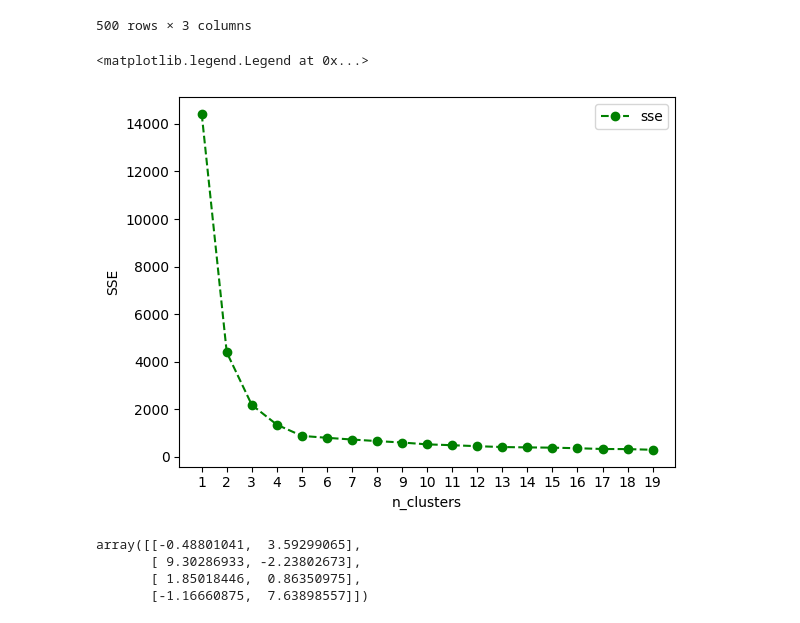
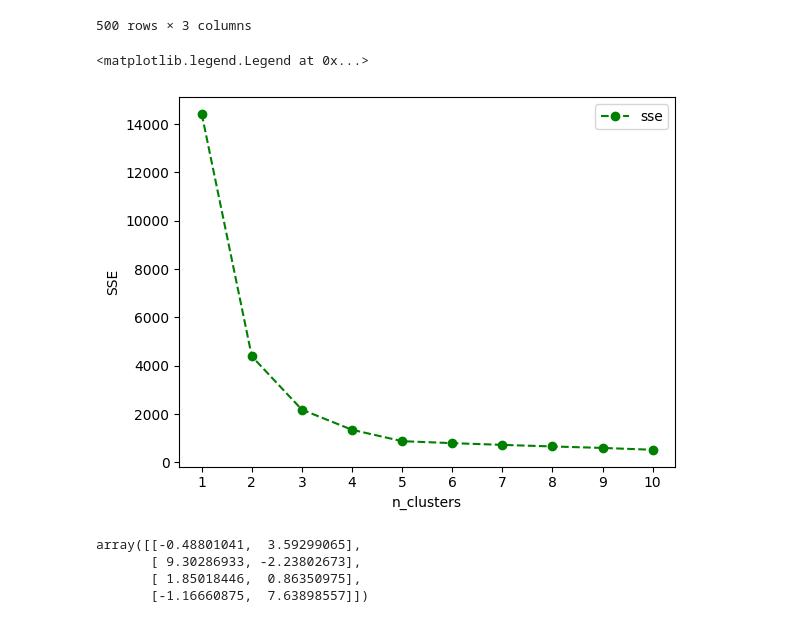
Before and after one commit to Mhmd-sh3rawy/NTI_ML_notebooks, a Jupyter notebook: Week_3/second_day/Clustering/cluster_data.ipynb, the cells around one changed output. Saved outputs shown, nothing was run; the diff lists cells and outputs as text; code cells hidden in the pictures.

```diff
--- a/Week_3/second_day/Clustering/cluster_data.ipynb
+++ b/Week_3/second_day/Clustering/cluster_data.ipynb
@@ -61,23 +61,23 @@ from sklearn.metrics import silhouette_score
 # %%
 import numpy as np
 
 sse_lst = []
 silhouette_score_lst = []
-for n_cluster in range(1,20):
+for n_cluster in range(1,11):
     knn = KMeans(n_clusters=n_cluster, random_state=42)
     knn.fit(cluster_df[['Feature 1', 'Feature 2']])
     sse_lst.append(knn.inertia_)
     #silhouette_score_lst.append(silhouette_score(cluster_df[['Feature 1', 'Feature 2']], knn.labels_))
 
 
-plt.plot(np.array(list(range(1,20))),np.array(sse_lst), 'og--', label='sse')
-plt.xticks(np.array(list(range(1,20))))
+plt.plot(np.array(list(range(1,11))),np.array(sse_lst), 'og--', label='sse')
+plt.xticks(np.array(list(range(1,11))))
 plt.xlabel('n_clusters')
 plt.ylabel('SSE')
 plt.legend()
 # %% [output]
 <matplotlib.legend.Legend at 0x...>
-[figure, old version]
+[figure, new version]
 # %%
 centers = mdl_k_means.cluster_centers_
 centers
```
Also changed, not shown: 1 other file.
